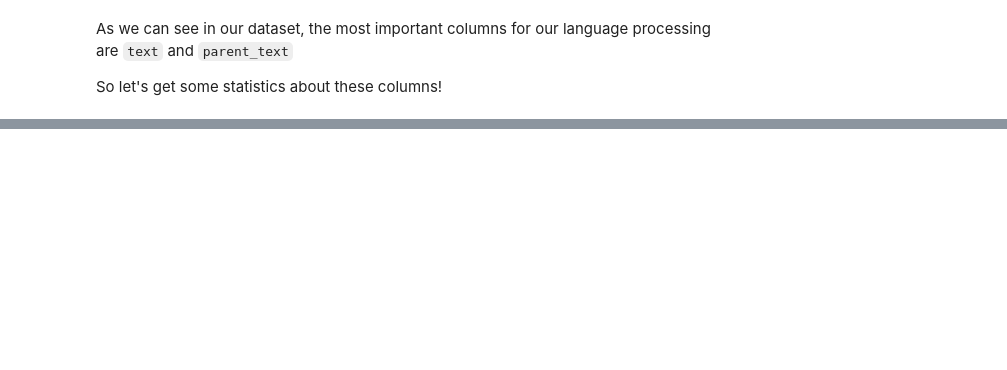
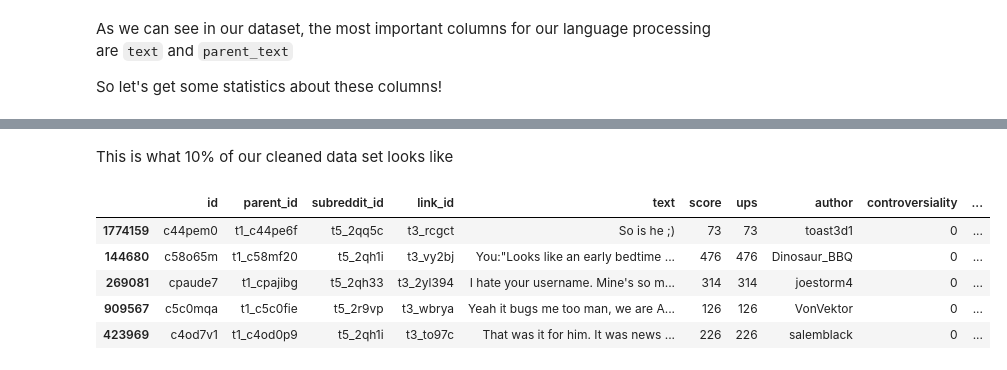
Before and after one commit to Abeldewit/RCP, a Jupyter notebook: RCP Clean.ipynb, the cells around one changed output, grey strips where cells are left out. Cells and saved outputs as stored; diff of their text form; code cells hidden in the pictures; blank space fills up the shorter version.

Commit message:
Full clean
Ran the whole Jupyter notebook on 10% of the dataset to experiment with that with our Classifier

```diff
--- a/RCP Clean.ipynb
+++ b/RCP Clean.ipynb
@@ -7,16 +7,16 @@ import tensorflow as ts
 import matplotlib.pyplot as plt
 # %%
 # Reading in the positive voted comments and removing NaN rows
-df_pos = pd.read_csv('comments_positive.csv')
-print('Originial', df_pos.shape)
-df_pos.dropna(axis=0, inplace=True)
-print('NaN removed',df_pos.shape)
+df_pos_full = pd.read_csv('comments_positive.csv')
+print('Originial', df_pos_full.shape)
+df_pos_full.dropna(axis=0, inplace=True)
+print('NaN removed',df_pos_full.shape)
 
 # Reading in the negative voted comments and removing NaN rows
-df_neg = pd.read_csv('comments_negative.csv')
-print('Originial', df_neg.shape)
-df_neg.dropna(axis=0, inplace=True)
-print('NaN removed',df_neg.shape)
+df_neg_full = pd.read_csv('comments_negative.csv')
+print('Originial', df_neg_full.shape)
+df_neg_full.dropna(axis=0, inplace=True)
+print('NaN removed',df_neg_full.shape)
 # %% [output]
 Originial (2000000, 15)
 NaN removed (1999977, 15)
@@ -40,3 +40,10 @@ df_neg.head()
 | 2 | c3nlalf | t1_c3nijr7 | t5_2qzb6 | t3_p9a1v | First of off, its not true, and s... | -2132 | -2132 | iamwoodyharrelson | 0 | ... |
 | 3 | c10nh8q | t1_c10nc34 | t5_6 | t3_djasj | Who made you reddit police? I wil... | -2117 | -2117 | JimmyJamesincorp | 0 | ... |
 | 4 | c3nlufk | t1_c3nlcob | t5_2qzb6 | t3_p9a1v | We gotta be...i consider my time ... | -1962 | -1962 | iamwoodyharrelson | 0 | ... |
+# %%
+# Our dataset consists of two times 2 million comments (rows) so we split it for easier experimenting.
+df_pos = df_pos_full.sample(frac=0.1,random_state=200)
+df_neg = df_neg_full.sample(frac=0.1,random_state=200)
+
+print(df_pos.shape)
+print(df_neg.shape)
@@ -116,3 +151,12 @@ df_neg.drop(['id','parent_id','subreddit_id','link_id','parent_link_id'], axis=1
+# %% [markdown]
+This is what 10% of our cleaned data set looks like
 # %%
-df_pos
+df_pos.head()
+# %% [output]
+|  | id | parent_id | subreddit_id | link_id | text | score | ups | author | controversiality | ... |
+| 1774159 | c44pem0 | t1_c44pe6f | t5_2qq5c | t3_rcgct | So is he ;) | 73 | 73 | toast3d1 | 0 | ... |
+| 144680 | c58o65m | t1_c58mf20 | t5_2qh1i | t3_vy2bj | You:"Looks like an early bedtime ... | 476 | 476 | Dinosaur_BBQ | 0 | ... |
+| 269081 | cpaude7 | t1_cpajibg | t5_2qh33 | t3_2yl394 | I hate your username. Mine's so m... | 314 | 314 | joestorm4 | 0 | ... |
+| 909567 | c5c0mqa | t1_c5c0fie | t5_2r9vp | t3_wbrya | Yeah it bugs me too man, we are A... | 126 | 126 | VonVektor | 0 | ... |
+| 423969 | c4od7v1 | t1_c4od0p9 | t5_2qh1i | t3_to97c | That was it for him. It was news ... | 226 | 226 | salemblack | 0 | ... |
 # %%
```
Also changed, not shown: parts of 11 cells of this notebook, 1 other file.
